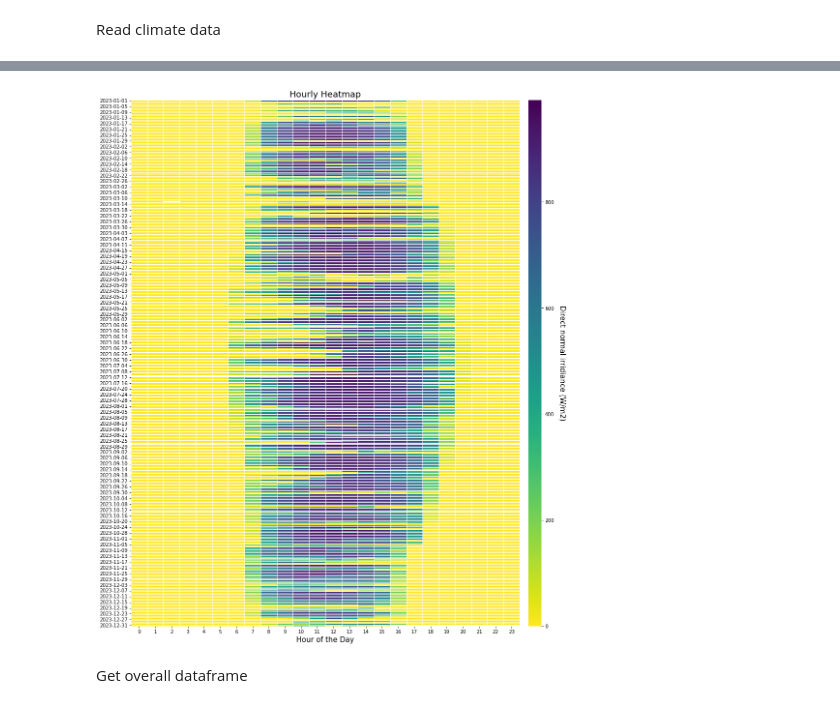
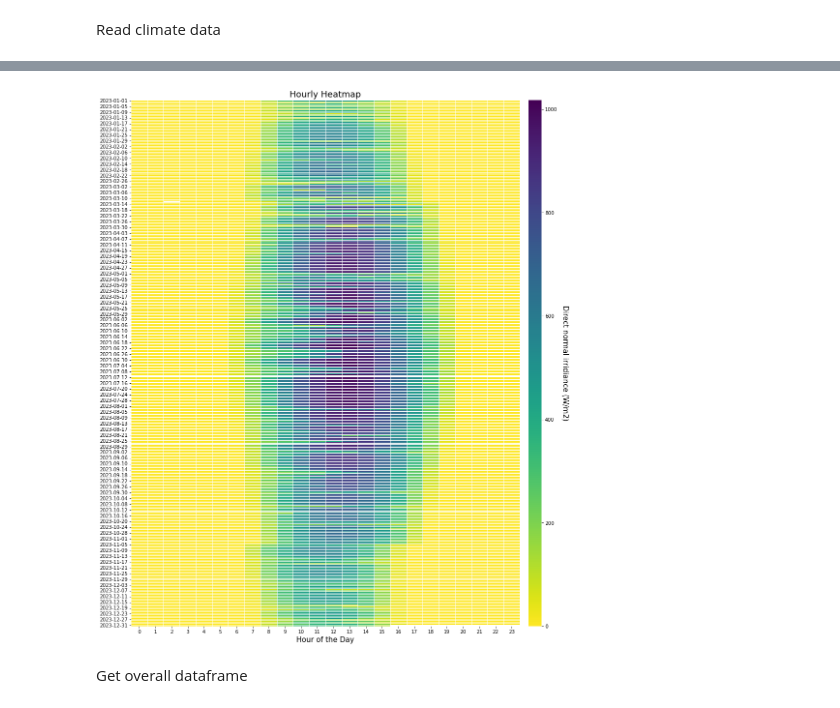
Before and after one commit to ZAY630/ls_sdh, a Jupyter notebook: analysis.ipynb, the cells around one changed output, grey strips where cells are left out. Cells and saved outputs as stored; diff of their text form; code cells hidden in the pictures.

```diff
--- a/analysis.ipynb
+++ b/analysis.ipynb
@@ -128,9 +128,9 @@ df_climate.head()
 | 3 | 2023-01-01 00:45:00-08:00 | 10.0 | 0.0 | 0.0 | 11.5 | NaN | 3.1 | 37.871666 | -122.272781 | America/Los_Angeles |
 | 4 | 2023-01-01 01:00:00-08:00 | 10.0 | 0.0 | 0.0 | 10.9 | NaN | 3.1 | 37.871666 | -122.272781 | America/Los_Angeles |
 # %%
-utils_plot.plot_hourly_heatmap(df_climate, ['dni'], "Direct normal irridiance (W/m2)")
+utils_plot.plot_hourly_heatmap(df_climate, ['ghi'], "Direct normal irridiance (W/m2)", figsize=(18, 20))
 # %% [output]
-[figure, old version]
+[figure, new version]
 # %% [markdown]
 Get overall dataframe
 # %%
```
Also changed, not shown: parts of 29 cells of this notebook, 1 other file.
